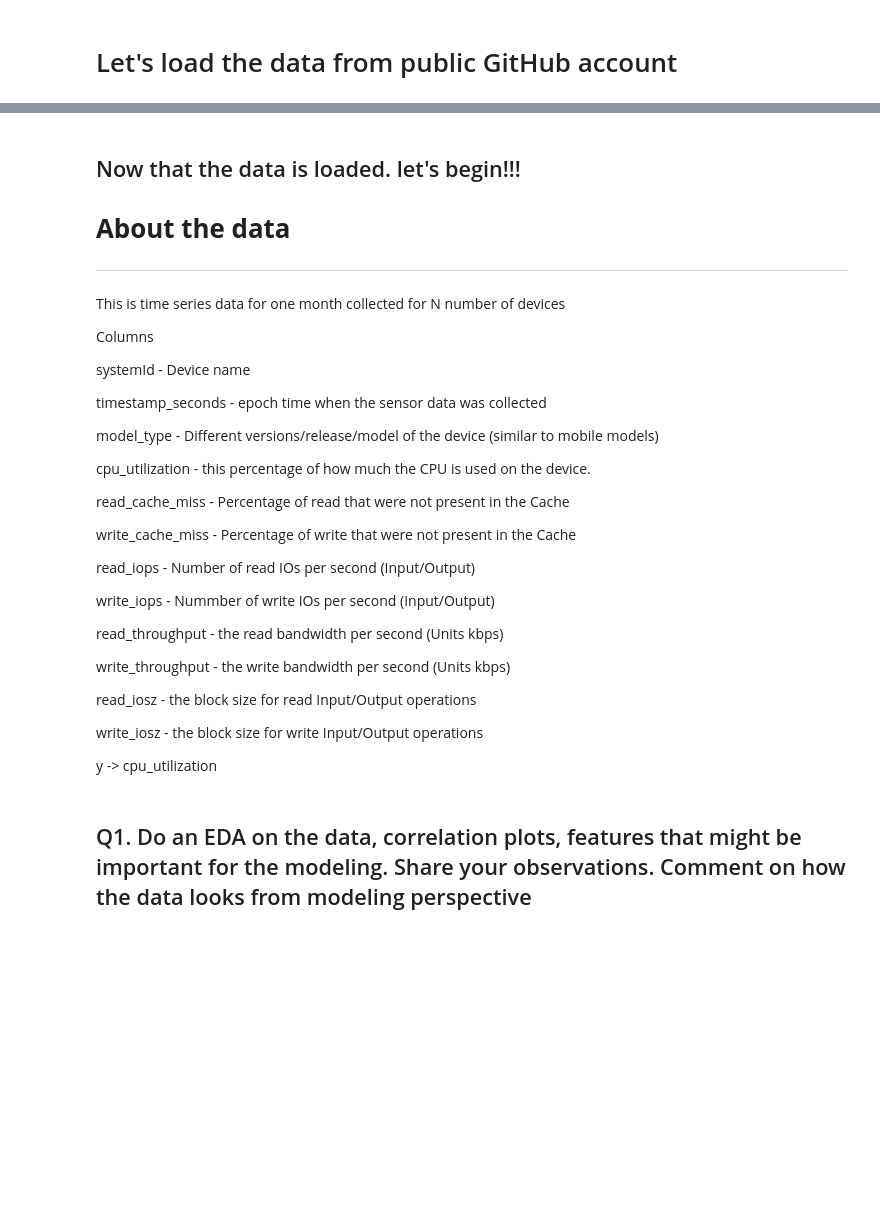
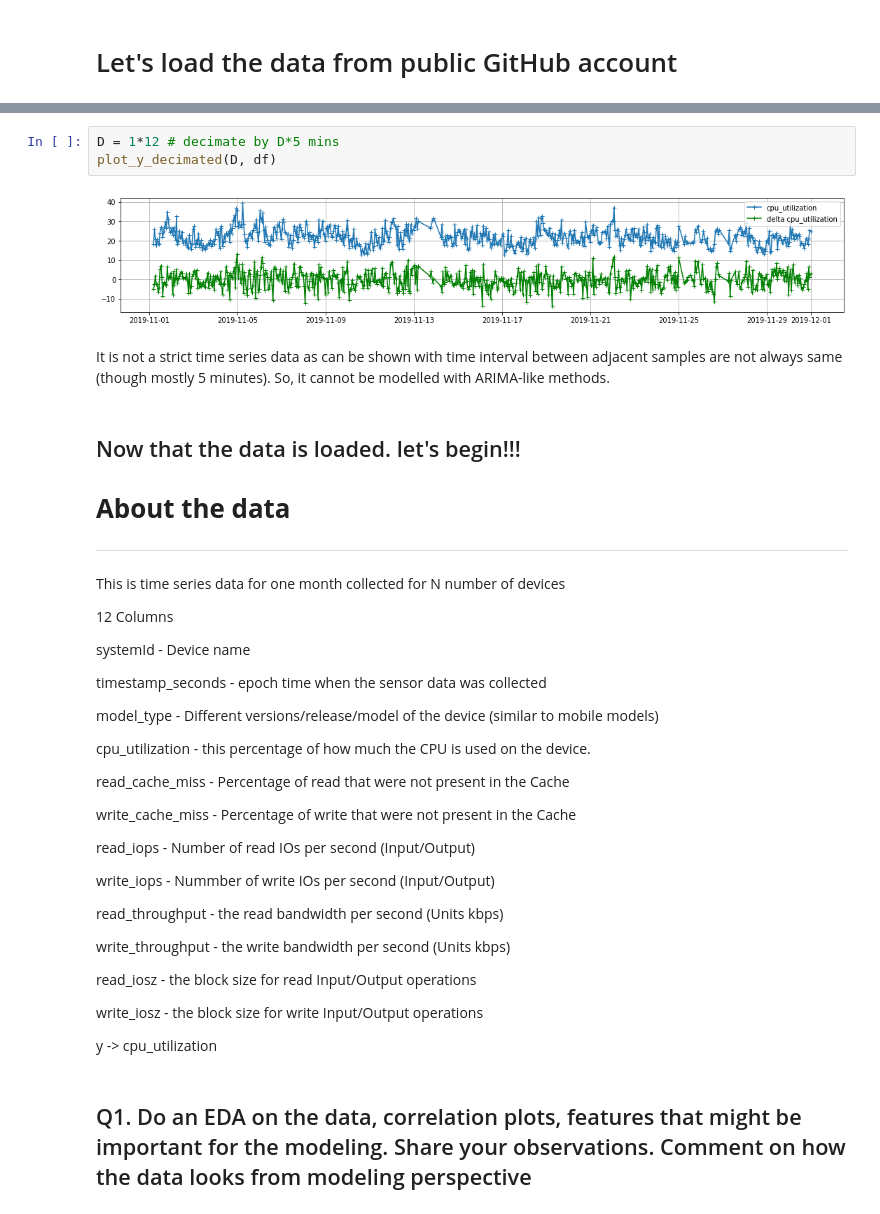
Before and after one commit to FrankGangWang/AppliedML_Python_Coursera, a Jupyter notebook: Final_Interview_for_DataScience_2.ipynb, the cells around one changed output, grey strips where cells are left out. Cells and saved outputs as stored; diff of their text form; blank space fills up the shorter version.

```diff
--- a/Final_Interview_for_DataScience_2.ipynb
+++ b/Final_Interview_for_DataScience_2.ipynb
@@ -26,3 +117,11 @@ df.describe()
+# %%
+D = 1*12 # decimate by D*5 mins
+plot_y_decimated(D, df)
+# %% [output]
+[figure, added]
+# %% [markdown]
+It is not a strict time series data as can be shown with time interval between adjacent samples are not always same (though mostly 5 minutes).
+So, it cannot be modelled with ARIMA-like methods.
 # %% [markdown]
 ## Now that the data is loaded. let's begin!!!
 
@@ -31,7 +130,7 @@ df.describe()
 ---
 This is time series data for one month collected for N number of devices
 
-Columns
+12 Columns
 
 systemId - Device name
 
```
Also changed, not shown: parts of 233 cells of this notebook.
